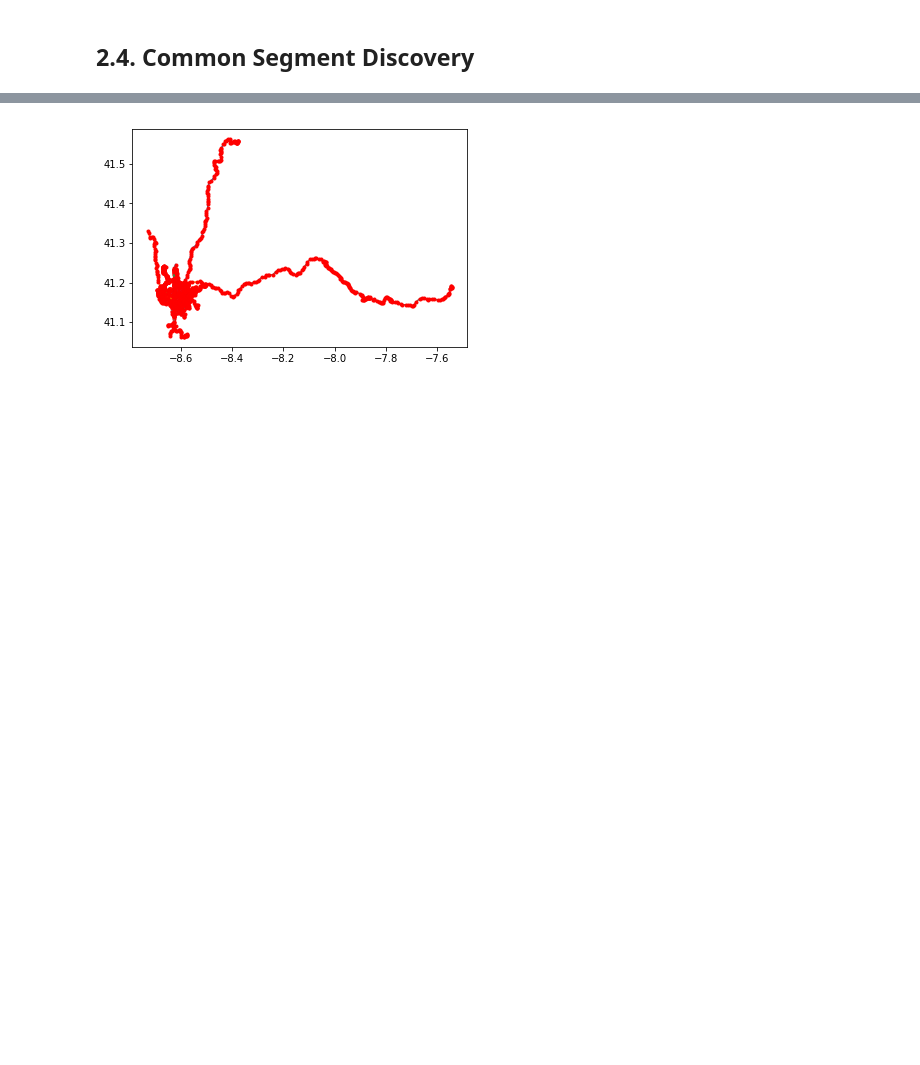
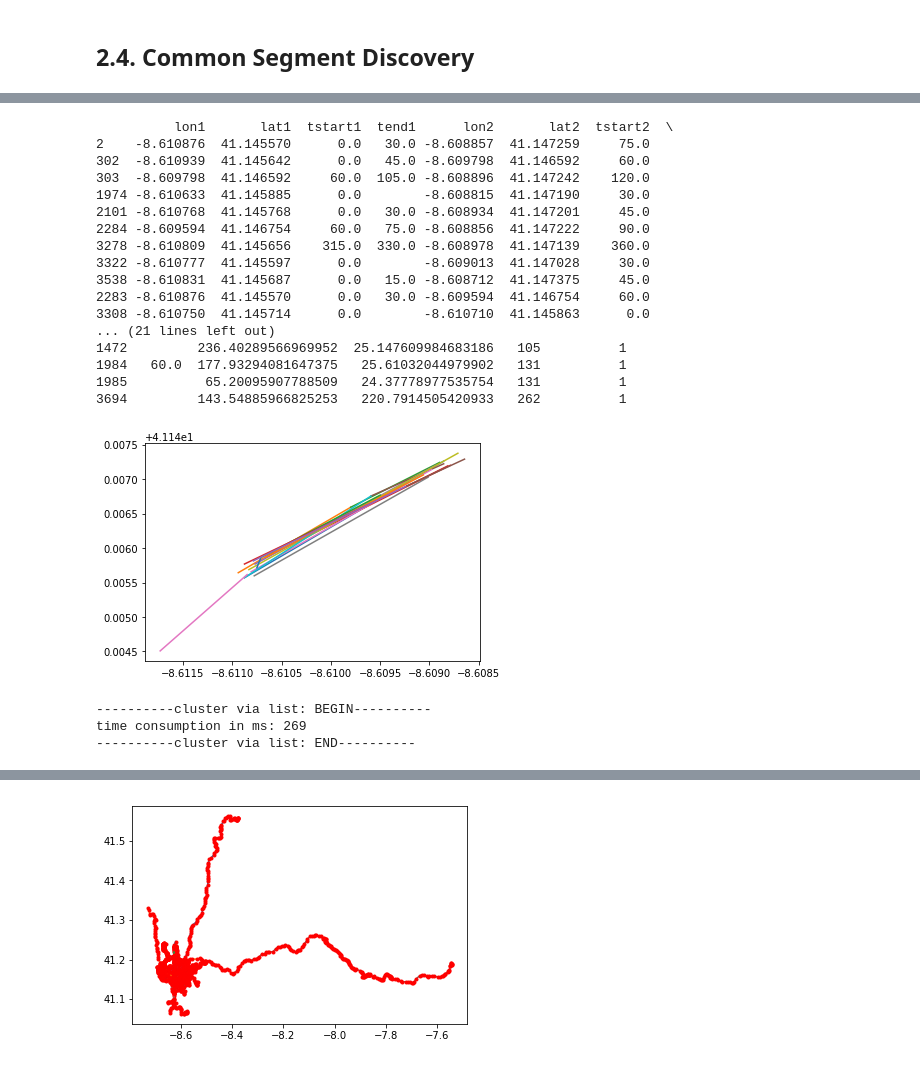
Before and after one commit to jiafug/dbpro, a Jupyter notebook: transform.ipynb, the cells around one changed output, grey strips where cells are left out. Cells and saved outputs as stored; diff of their text form; code cells hidden in the pictures; blank space fills up the shorter version.

```diff
--- a/transform.ipynb
+++ b/transform.ipynb
@@ -590,0 +990,53 @@ time consumption in ms: 8
+# %%
+'''
+benchmark beginns
+'''
+start_time = current_milli_time()
+
+fig = plt.figure()
+counter = 0
+for entry in clusters:
+    '''
+    Das Ändern der 1 in der if-Abfrage, ändert das Testcluster
+    '''
+    if counter == 1:
+        print(entry)
+        for data in entry.iterrows():
+            # plot
+            lon = [data[1][0], data[1][4]]
+            lat = [data[1][1], data[1][5]]
+            plt.plot(lon, lat)
+        if counter == 1:
+            break
+    counter += 1
+plt.show()
+
+'''
+benchmark ends
+'''
+time = (current_milli_time() - start_time)
+print("----------cluster via list: BEGIN----------")
+print("time consumption in ms: {}".format(time))
+print("----------cluster via list: END----------")
+# %% [output]
+          lon1       lat1  tstart1  tend1      lon2       lat2  tstart2  \
+2    -8.610876  41.145570      0.0   30.0 -8.608857  41.147259     75.0
+302  -8.610939  41.145642      0.0   45.0 -8.609798  41.146592     60.0
+303  -8.609798  41.146592     60.0  105.0 -8.608896  41.147242    120.0
+1974 -8.610633  41.145885      0.0        -8.608815  41.147190     30.0
+2101 -8.610768  41.145768      0.0   30.0 -8.608934  41.147201     45.0
+2284 -8.609594  41.146754     60.0   75.0 -8.608856  41.147222     90.0
+3278 -8.610809  41.145656    315.0  330.0 -8.608978  41.147139    360.0
+3322 -8.610777  41.145597      0.0        -8.609013  41.147028     30.0
+3538 -8.610831  41.145687      0.0   15.0 -8.608712  41.147375     45.0
+2283 -8.610876  41.145570      0.0   30.0 -8.609594  41.146754     60.0
+3308 -8.610750  41.145714      0.0        -8.610710  41.145863      0.0
+... (21 lines left out)
+1472         236.40289566969952  25.147609984683186   105          1
+1984   60.0  177.93294081647375   25.61032044979902   131          1
+1985          65.20095907788509   24.37778977535754   131          1
+3694         143.54885966825253   220.7914505420933   262          1
+[figure, added]
+----------cluster via list: BEGIN----------
+time consumption in ms: 269
+----------cluster via list: END----------
```
Also changed, not shown: parts of 25 cells of this notebook.
